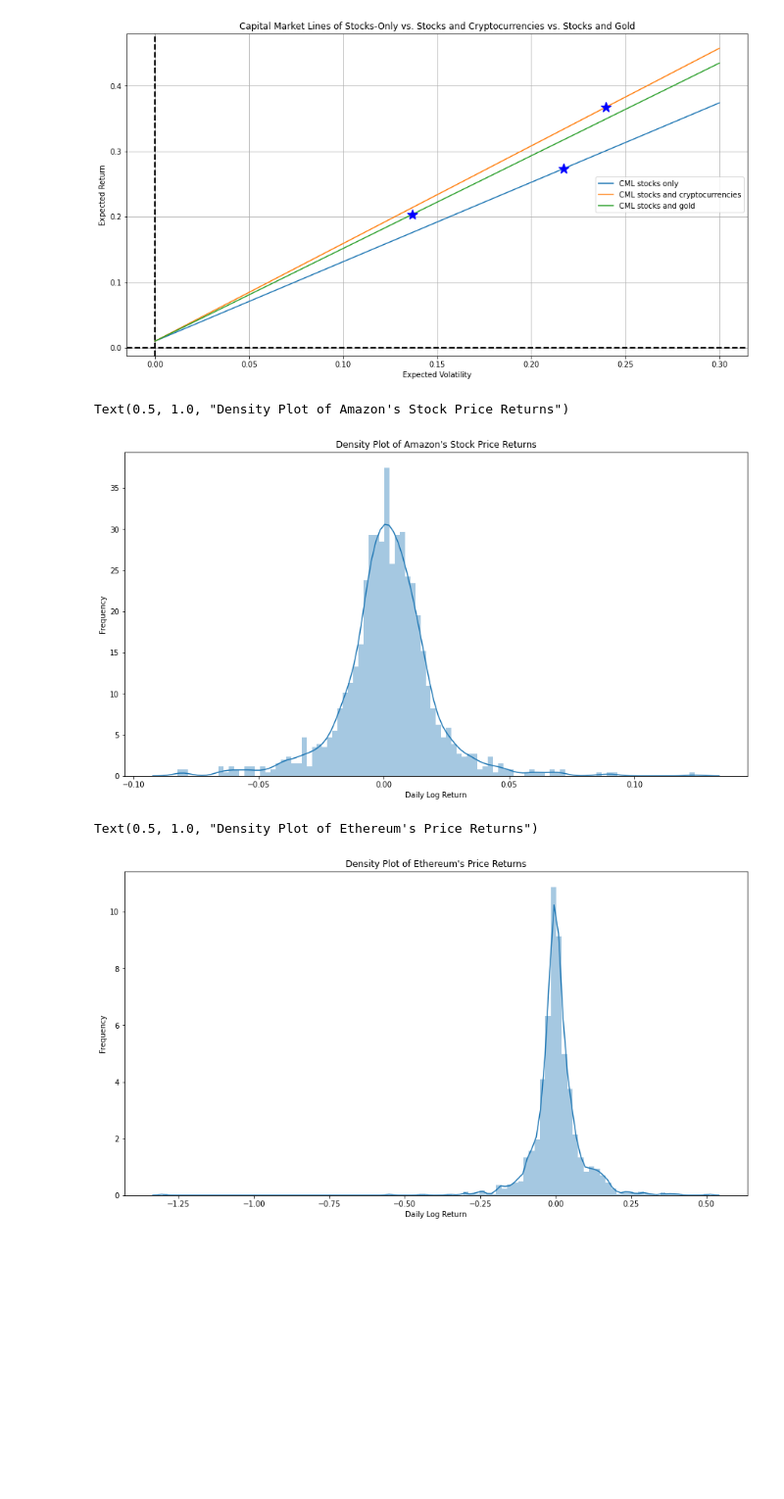
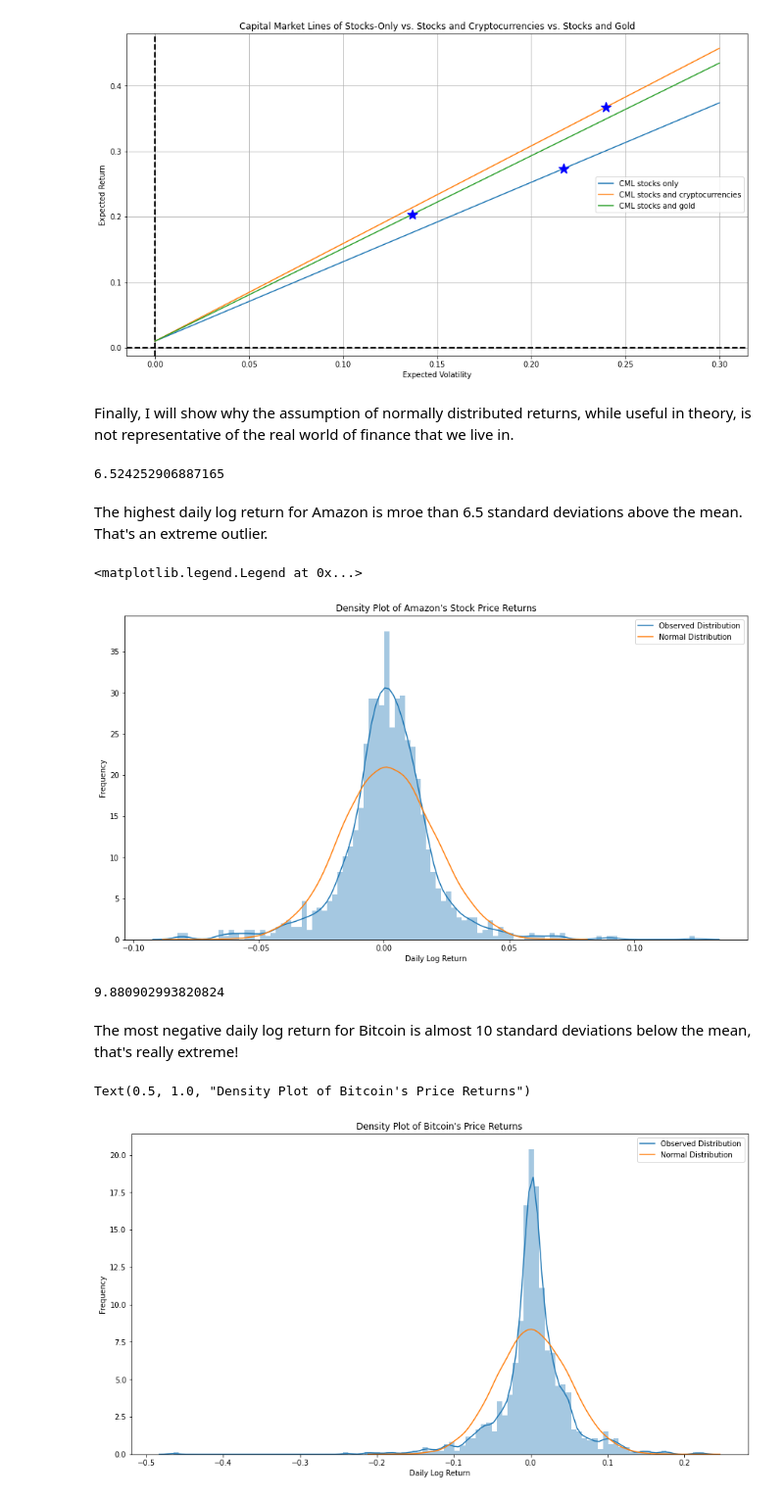
Before and after one commit to JoBe10/Mean_Variance_Portfolio_Optimisation, a Jupyter notebook: Efficient_Frontiers_Cryptos.ipynb, the cells around one changed output. Shown at 98% size. Drawn from its saved outputs; the diff is of its cells as text; code cells hidden in the pictures; blank space fills up the shorter version.

```diff
--- a/Efficient_Frontiers_Cryptos.ipynb
+++ b/Efficient_Frontiers_Cryptos.ipynb
@@ -1276,6 +1211,23 @@ plt.title('Capital Market Lines of Stocks-Only vs. Stocks and Cryptocurrencies v
 # %% [output]
 Text(0.5, 1.0, 'Capital Market Lines of Stocks-Only vs. Stocks and Cryptocurrencies vs. Stocks and Gold')
 [figure]
+# %% [markdown]
+Finally, I will show why the assumption of normally distributed returns, while useful in theory, is not representative of the real world of finance that we live in.
 # %%
 # Import Seaborn
 import seaborn as sns
+# %%
+# Compute some important statistics
+amzn = log_r['AMZN'][1:]
+amzn_std = amzn.std()
+amzn_avg = amzn.mean()
+amzn_range = [amzn_avg - 3 * amzn_std, amzn_avg + 3 * amzn_std]
+amzn_min = min(amzn)
+amzn_min_std = (amzn_avg - amzn_min) / amzn_std
+amzn_max = max(amzn)
+amzn_max_std = (amzn_max - amzn_avg) / amzn_std
+amzn_max_std
+# %% [output]
+6.524252906887165
+# %% [markdown]
+The highest daily log return for Amazon is mroe than 6.5 standard deviations above the mean. That's an extreme outlier.
@@ -1283,21 +1238,40 @@ import seaborn as sns
 # Plot a histogram of Amazon's returns
 amzn = log_r['AMZN'][1:]
 plt.figure(figsize=(15,8))
-sns.distplot(amzn, bins=100)
+sns.distplot(amzn, bins=100, kde_kws={'label':'Observed Distribution'})
+sns.distplot(amzn_dist, hist=False, label='Normal Distribution')
 plt.xlabel('Daily Log Return')
 plt.ylabel('Frequency')
 plt.title('Density Plot of Amazon\'s Stock Price Returns')
+plt.legend()
 # %% [output]
-Text(0.5, 1.0, "Density Plot of Amazon's Stock Price Returns")
+<matplotlib.legend.Legend at 0x...>
-[figure, old version]
+[figure, new version]
+# %%
+# Compute the statistics for Bitcoin as well
+btc = combined_log_r['BTC'][1:]
+btc_std = btc.std()
+btc_avg = btc.mean()
+btc_range = [btc_avg - 3 * btc_std, btc_avg + 3 * btc_std]
+btc_min = min(btc)
+btc_min_std = (btc_avg - btc_min) / btc_std
+btc_min_std
+# %% [output]
+9.880902993820824
+# %% [markdown]
+The most negative daily log return for Bitcoin is almost 10 standard deviations below the mean, that's really extreme!
+# %%
+# Compute a normal distribution based on Bitcoin's price returns' mean volatility
+btc_dist = np.random.normal(btc_avg, btc_std, 20000)
 # %%
 # Plot density distribution of Ethereum's returns
-eth = combined_log_r['ETH'][1:]
+btc = combined_log_r['BTC'][1:]
 plt.figure(figsize=(15,8))
-sns.distplot(eth, bins=100)
+sns.distplot(btc, bins=100, kde_kws={'label':'Observed Distribution'})
+sns.distplot(btc_dist, hist=False, label='Normal Distribution')
 plt.xlabel('Daily Log Return')
 plt.ylabel('Frequency')
-plt.title('Density Plot of Ethereum\'s Price Returns')
+plt.title('Density Plot of Bitcoin\'s Price Returns')
 # %% [output]
-Text(0.5, 1.0, "Density Plot of Ethereum's Price Returns")
+Text(0.5, 1.0, "Density Plot of Bitcoin's Price Returns")
-[figure, old version]
+[figure, new version]
```
Also changed, not shown: parts of 40 cells of this notebook, 4 other files.
